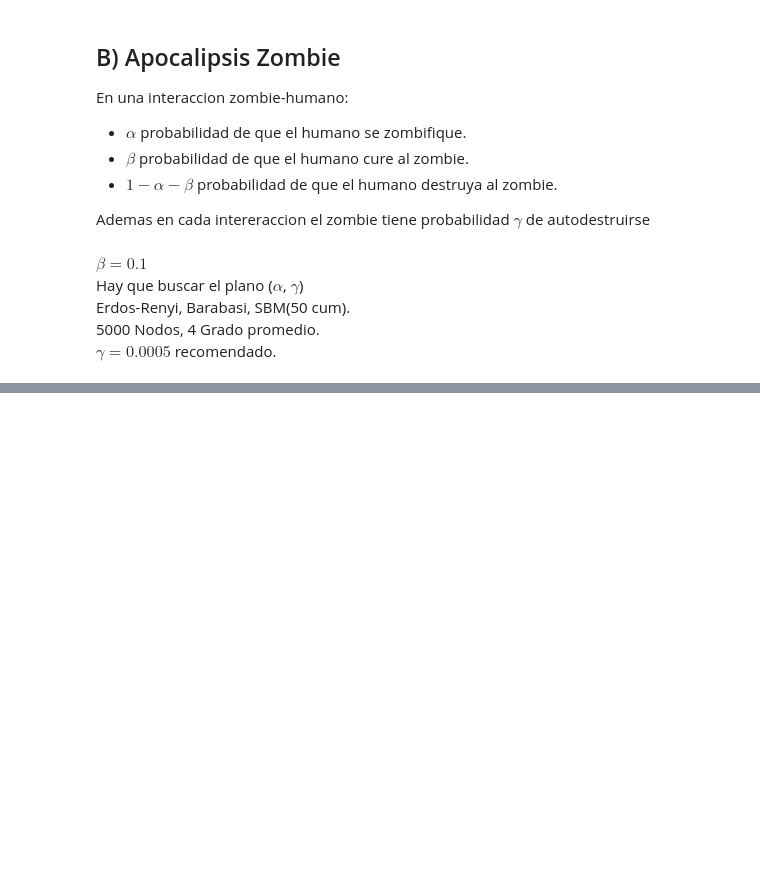
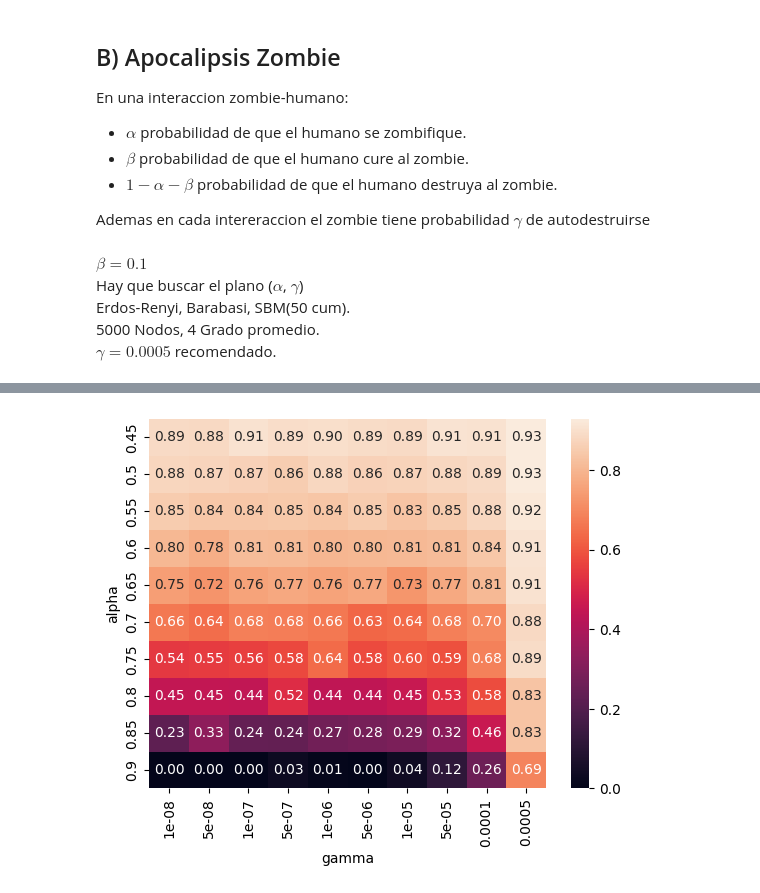
Before and after one commit to danieldamc/redes-complejas, a Jupyter notebook: Assignment_3/assignment_3.ipynb, the cells around one changed output, grey strips where cells are left out. Saved outputs shown, nothing was run; the diff lists cells and outputs as text; code cells hidden in the pictures; blank space fills up the shorter version.

Commit message:
Added P2 simulation data

```diff
--- a/Assignment_3/assignment_3.ipynb
+++ b/Assignment_3/assignment_3.ipynb
@@ -186,0 +319,11 @@ calculate_state(G)
+# %%
+data = pd.read_csv('zombie_apocalypse_sim3.csv')
+# %%
+# Make Heatmap with alpha, gamma and human ratio
+import seaborn as sns
+
+data_pivot = data.pivot(index='alpha', columns='gamma', values='human_ratio')
+sns.heatmap(data_pivot, annot=True, fmt=".2f")
+plt.show()
+# %% [output]
+[figure, added]
```
Also changed, not shown: parts of 8 cells of this notebook, 3 other files.
